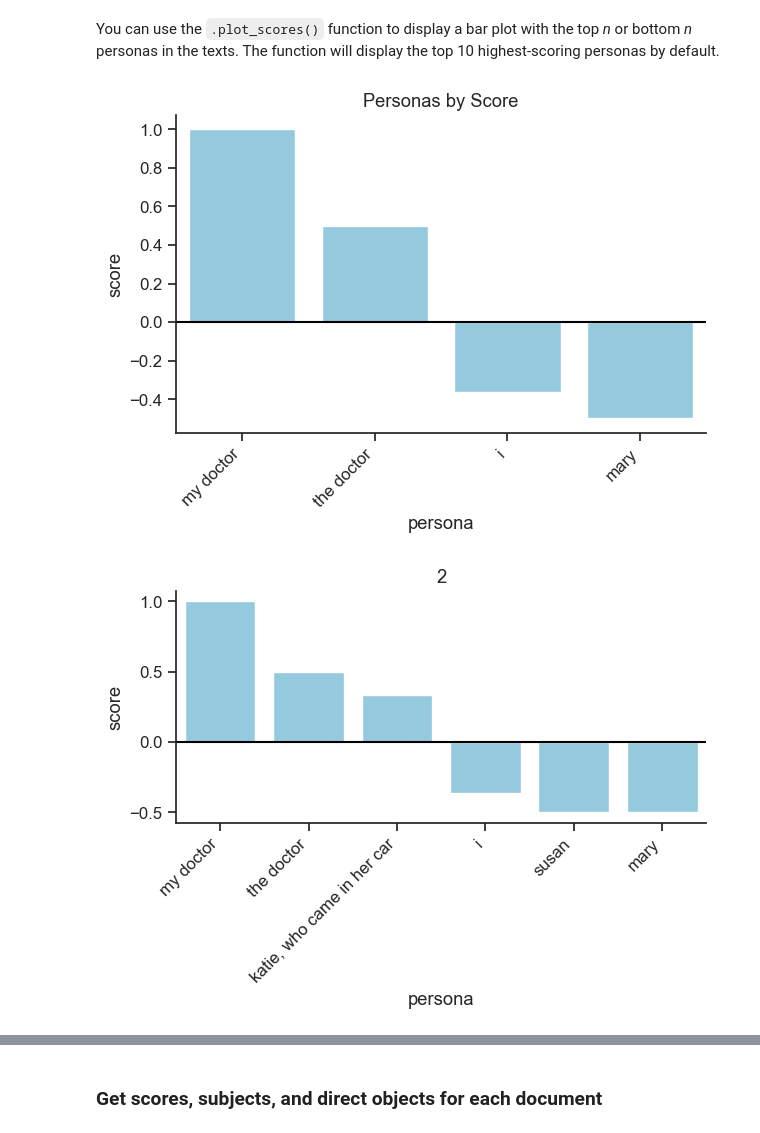
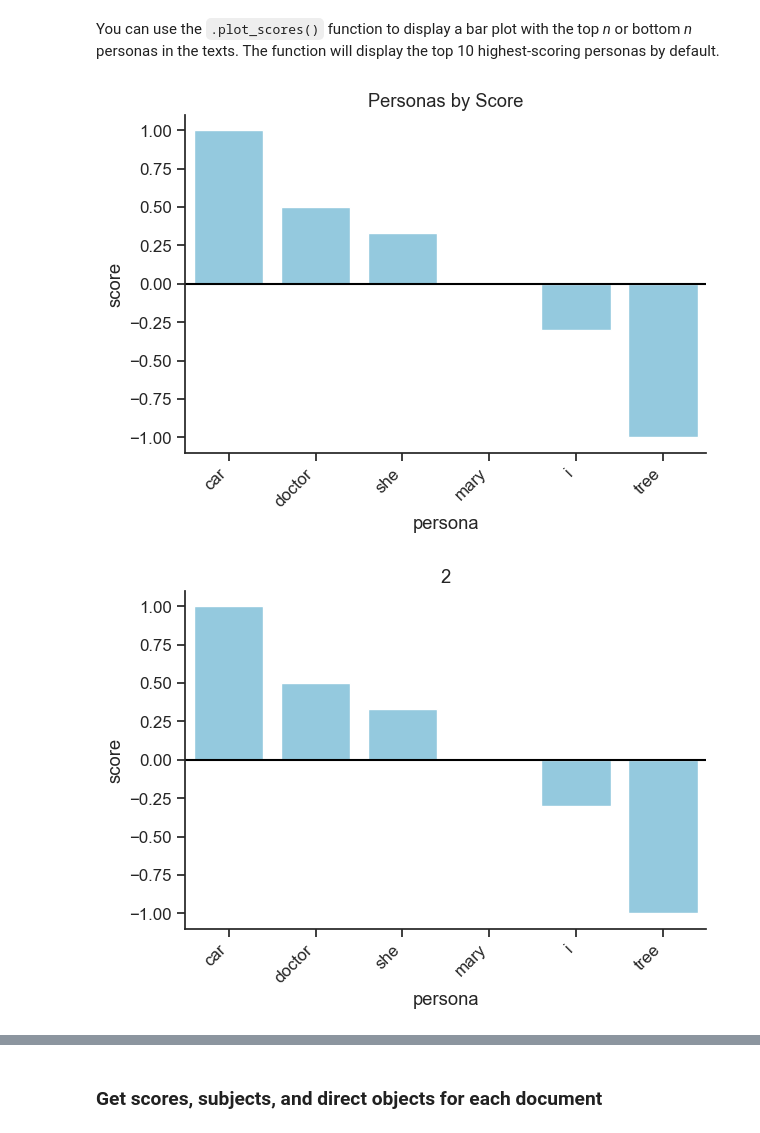
Before and after one commit to maartensap/riveter-nlp, a Jupyter notebook: riveter/demo.ipynb, the cells around one changed output, grey strips where cells are left out. Saved outputs shown, nothing was run; the diff lists cells and outputs as text; code cells hidden in the pictures.

```diff
--- a/riveter/demo.ipynb
+++ b/riveter/demo.ipynb
@@ -46,8 +46,8 @@ Here are three example stories that we will use to measure power and agency betw
 
 > 3. She went to the store. She thanked the doctor.
 # %%
-example_stories = ["I was just thinking about walking down the street, when my shoelace snapped. I had to call my doctor to pick me up. I felt so bad I also called Katie, who came in her car. She saved me.",
+example_stories = ["I was just thinking about walking down the street, when a car hit a tree. I had to call my doctor to pick me up. I felt so bad I also called Katie, who came in her car. She saved me.",
                    "My doctor fixed my shoe. I thanked him. Then Susan arrived. Now she is calling the doctor too.",
-                   "Mary went to the store. She thanked the doctor. He replied that it was no problem.",
+                   "Mary went to the store. She thanked the doctor. He called her. He replied that it was no problem.",
                    "Jack broke the vase."]
 text_ids = [0, 1, 2]
@@ -255,13 +148,13 @@ riveter.get_persona_cluster('i')
 # %% [markdown]
 You can use the `.plot_scores()` function to display a bar plot with the top *n* or bottom *n* personas in the texts. The function will display the top 10 highest-scoring personas by default.
 # %%
-riveter.plot_scores(frequency_threshold=2)
+riveter.plot_scores(frequency_threshold=0)
 # %% [output]
-[figure, old version]
+[figure, new version]
 # %%
 riveter.plot_scores(2)
 # %% [output]
-[figure, old version]
+[figure, new version]
 # %%
 riveter.plot_scores(-2)
 # %% [output]
```
Also changed, not shown: parts of 47 cells of this notebook.
